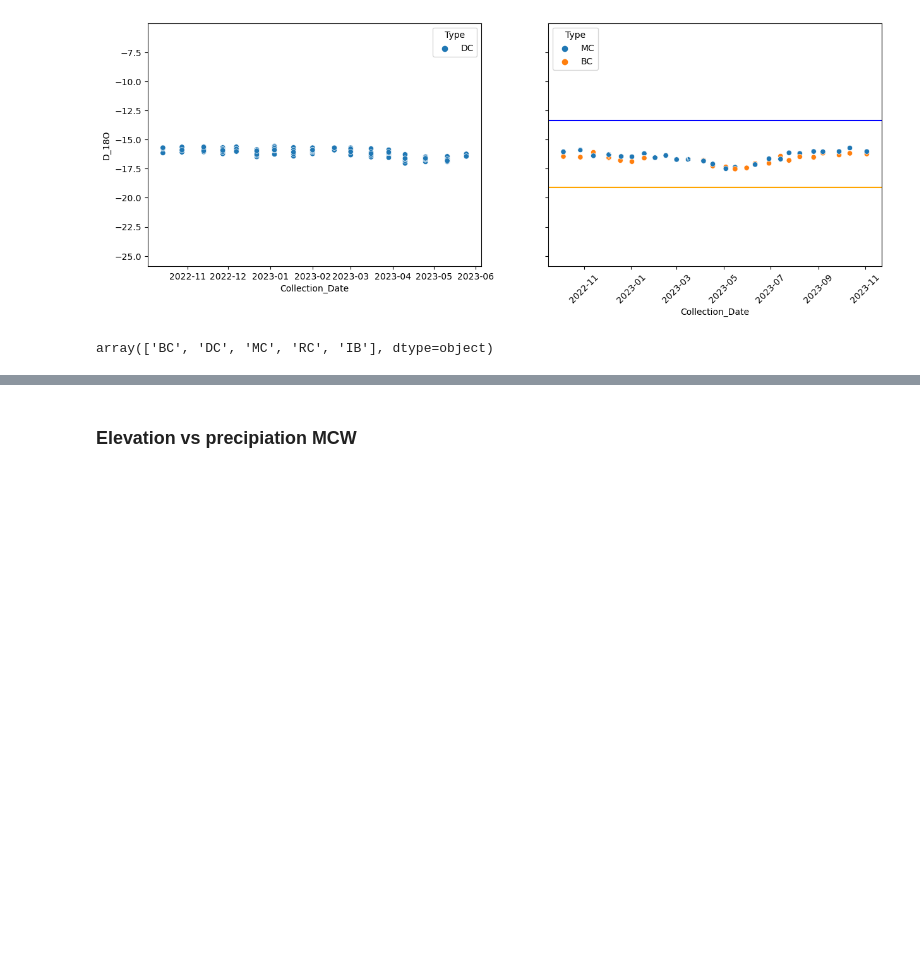
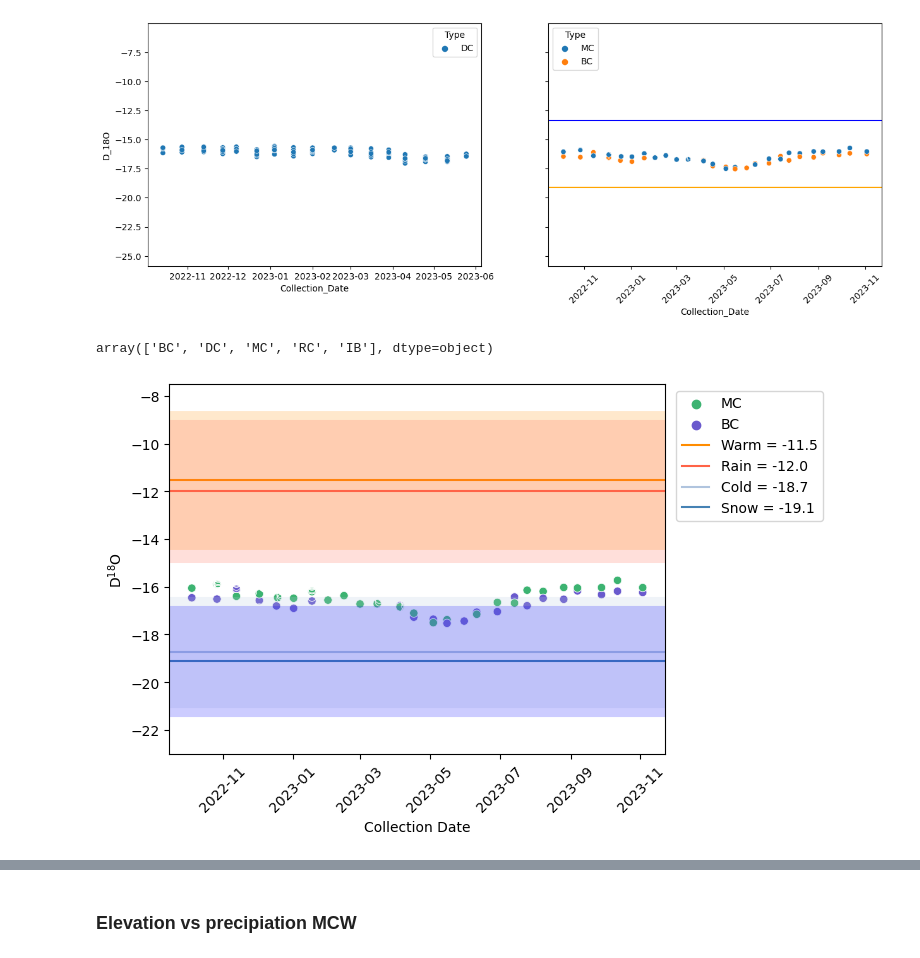
Before and after one commit to RMGrena/MoresCreekWatershed_ID, a Jupyter notebook: Isotope_working_repository.ipynb, the cells around one changed output, grey strips where cells are left out. Cells and saved outputs as stored; diff of their text form; code cells hidden in the pictures; blank space fills up the shorter version.

```diff
--- a/Isotope_working_repository.ipynb
+++ b/Isotope_working_repository.ipynb
@@ -487,3 +200,43 @@ s3= pd.concat([df, dc]).sort_index()
 s3['Type'].unique()
 # %% [output]
 array(['BC', 'DC', 'MC', 'RC', 'IB'], dtype=object)
+# %%
+#Mores Creek Stream data compared to rain v snow averages
+hue_order = ['MC', 'BC']
+
+sns.scatterplot(x='Collection_Date', y='D_18O', data=s3,
+                hue='Type',hue_order=hue_order, palette=[mcw,bcw]).set(ylabel='$\mathregular{D^{18}}$O', xlabel='Collection Date')
+
+
+#Warm avg = -11.53
+plt.axhline(y=-11.53, color=warm, linestyle='-',label='Warm = -11.5')
+#warm std = 2.75
+#(-14.28,-8.78)
+plt.axhline(y=-11.53, color=warm, linestyle='-',linewidth = '100',alpha=0.2)
+
+#RAIN
+#add average for rc_avg
+plt.axhline(y=-11.99, color=rain, linestyle='-',label='Rain = -12.0')
+#rain std = 2.9
+# (-14.89,-9.09)
+plt.axhline(y=-11.99, color=rain, linestyle='-',linewidth = '103',alpha=0.2)
+
+
+#Cold avg = -18.73
+plt.axhline(y=-18.73, color=cold, linestyle='-',label='Cold = -18.7')
+#cold std = 2.43
+#(-21.16,-16.3)
+plt.axhline(y=-18.73, color=cold, linestyle='-',linewidth = '80',alpha=0.2)
+
+#SNOW
+#add average for ib_avg
+plt.axhline(y=-19.12, color=snow, linestyle='-', label='Snow = -19.1')
+#snow std = 2.25
+# (-21.37,-16.87)
+plt.axhline(y=-19.12, color='b', linestyle='-', linewidth = '80', alpha=0.2)
+
+plt.xticks(rotation=45)
+plt.ylim(-23,-7.5)
+legend = plt.legend(loc='upper center', bbox_to_anchor=(1.17, 1));
+# %% [output]
+[figure, added]
```
Also changed, not shown: parts of 79 cells of this notebook, 8 other files.
